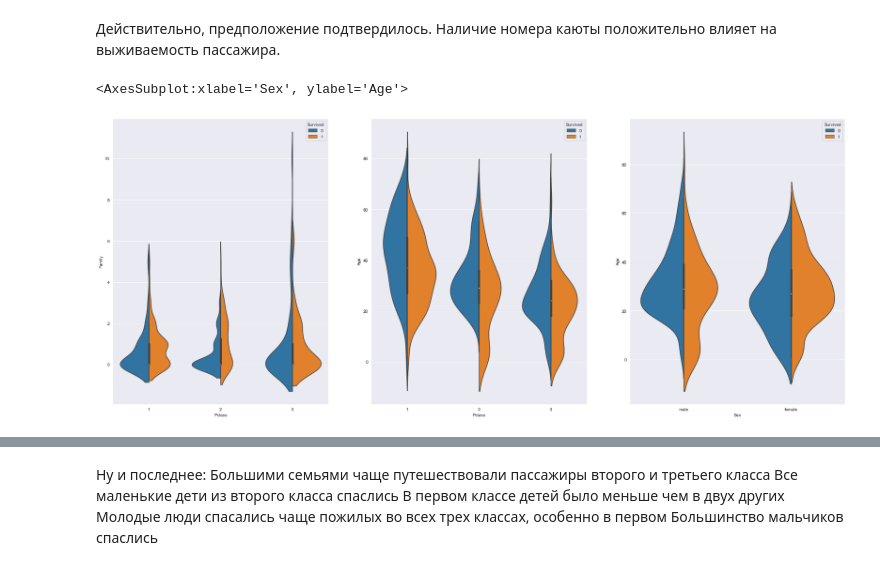
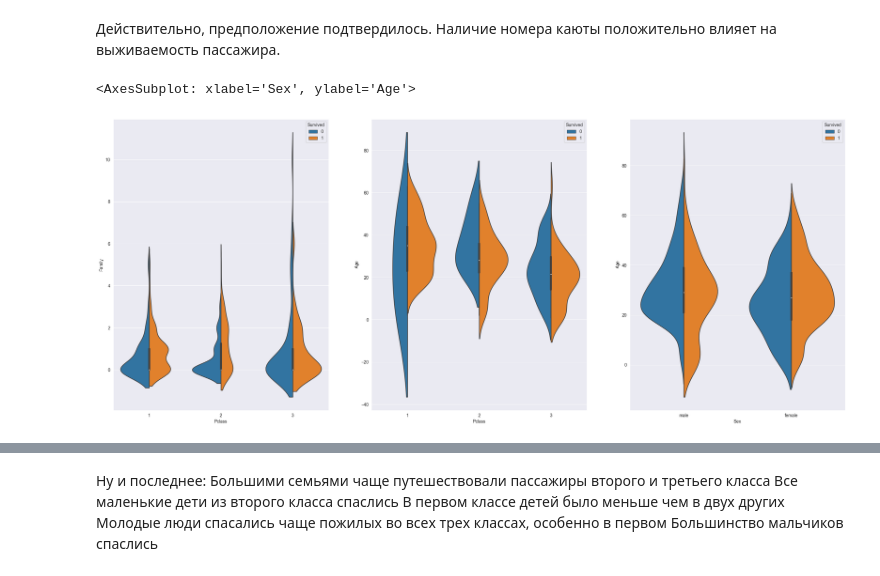
Before and after one commit to ex3del/lab4_iad, a Jupyter notebook: Без названия.ipynb, the cells around one changed output, grey strips where cells are left out. Cells and saved outputs as stored; diff of their text form; code cells hidden in the pictures.

```diff
--- a/Без названия.ipynb
+++ b/Без названия.ipynb
@@ -501,13 +502,12 @@ Text(0.5, 1.0, '3ий класс')
 # %%
 fig = plt.figure(figsize=(30,12))
 ax1 = fig.add_subplot(131)
 ax2 = fig.add_subplot(132)
 ax3 = fig.add_subplot(133)
 
-
-sns.violinplot(x="Pclass", y="Family", hue="Survived", data=family_surv, split=True, ax=ax1)
-sns.violinplot(x="Pclass", y="Age", hue="Survived", data=train_df, split=True, ax=ax2)
+sns.violinplot(x="Pclass", y="Family", hue="Survived", data=train_df, split=True, ax=ax1)
+sns.violinplot(x="Pclass", y="Age", hue="Survived", data=train_df[train_df['Sex']=='female'], split=True, ax=ax2)
 sns.violinplot(x="Sex", y="Age", hue="Survived", data=train_df, split=True, ax=ax3)
 # %% [output]
-<AxesSubplot:xlabel='Sex', ylabel='Age'>
+<AxesSubplot: xlabel='Sex', ylabel='Age'>
-[figure, old version]
+[figure, new version]
```
Also changed, not shown: parts of 24 cells of this notebook.
